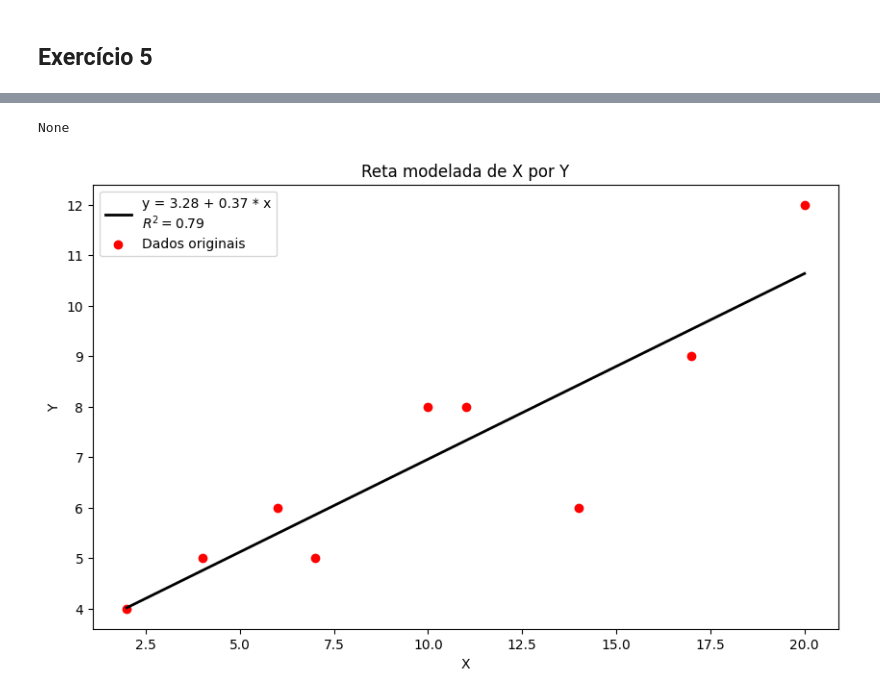
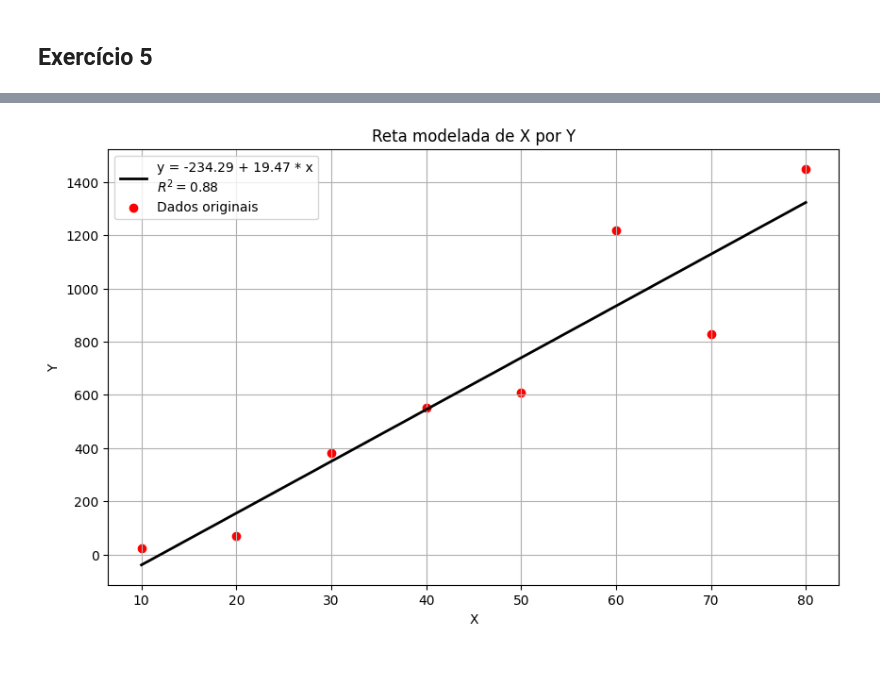
Before and after one commit to Dovaco/Listas_m-todos_2, a Jupyter notebook: Lista2_métodos.ipynb, the cells around one changed output, grey strips where cells are left out. Drawn from its saved outputs; the diff is of its cells as text; code cells hidden in the pictures; blank space fills up the shorter version.

```diff
--- a/Lista2_métodos.ipynb
+++ b/Lista2_métodos.ipynb
@@ -247,5 +216,5 @@ plt.plot(linex, liney,'k',linewidth='1', linestyle='--')
 # %%
-def regres_linear(x = 'array', y = 'array'):
+def regres_linear(x : np.ndarray, y : np.ndarray, xscrib = 'X', yscrib = 'Y', title = 'Reta modelada de X por Y'):
     if len(x) != len(y):
         print('Erro')
 
@@ -293,13 +262,29 @@ def regres_linear(x = 'array', y = 'array'):
     plt.figure(figsize=(10,6))
     plt.plot(x, y_prev, linewidth='2', color='black', label=f'y = {a:.2f} + {b:.2f} * x\n$R^2 = {r2:.2f}$')
     plt.scatter(x, y, color='red',label='Dados originais')
-    plt.title('Reta modelada de X por Y')
-    plt.xlabel('X')
-    plt.ylabel('Y')
+    plt.title(title)
+    plt.xlabel(xscrib)
+    plt.ylabel(yscrib)
+    plt.grid(True)
     plt.legend()
     plt.show
 # %%
-print(regres_linear(x, y))
+regres_linear(x, y)
-# %% [output]
-None
-[figure, removed]
+# %%
+import numpy as np
+
+v = np.array([10,20,30,40,50,60,70,80])
+
+f = np.array([25,70,380,550,610,1220,830,1450])
+
+#notas
+notas = np.array([1, 2, 3, 4, 5])
+horas = np.array([2, 4, 5, 4, 6])
+
+#casas
+tamanho = np.array([10, 20, 30, 40, 50, 60, 70, 80])
+preco = np.array([25, 50, 55, 70, 90, 110, 120, 130])
+# %%
+regres_linear(v, f)
+# %% [output]
+[figure, added]
```
Also changed, not shown: parts of 11 cells of this notebook.
